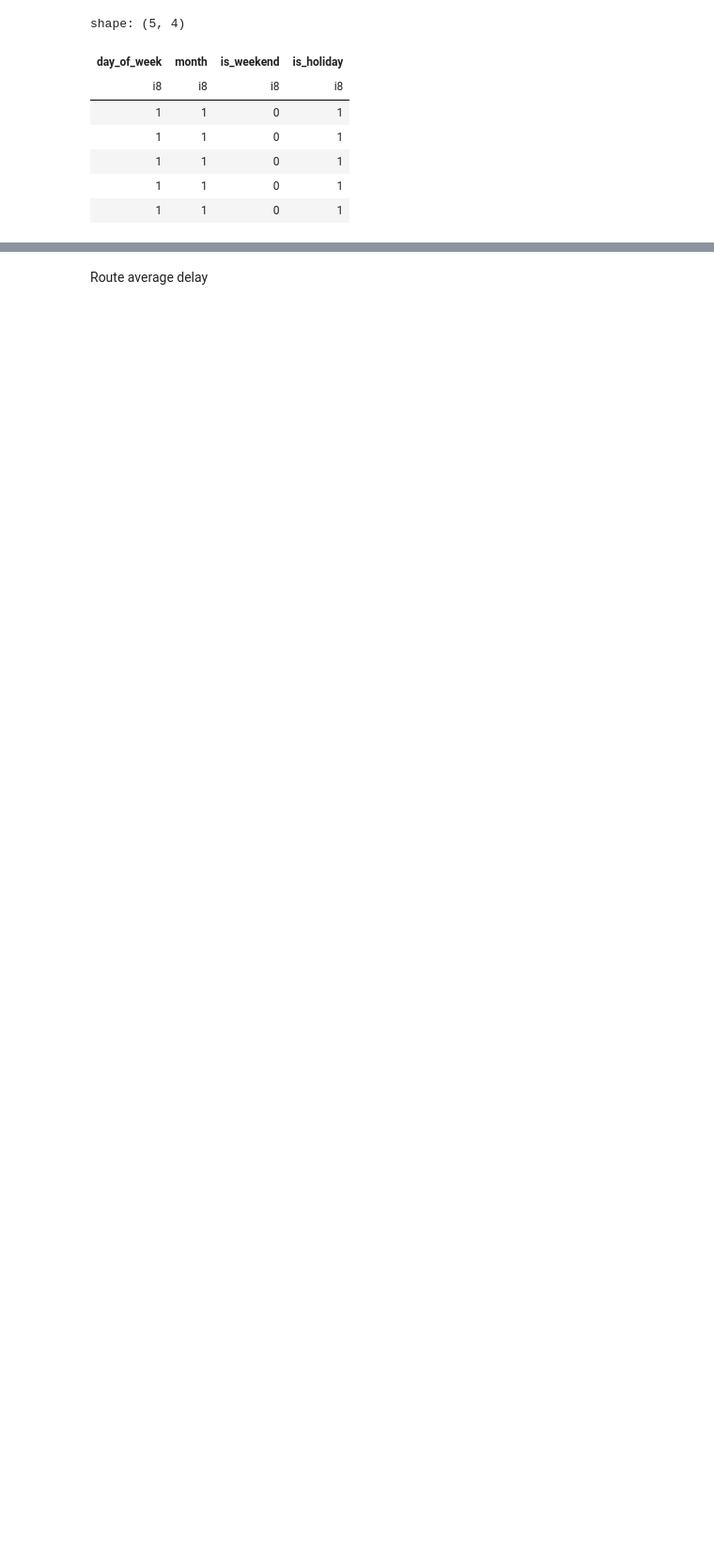
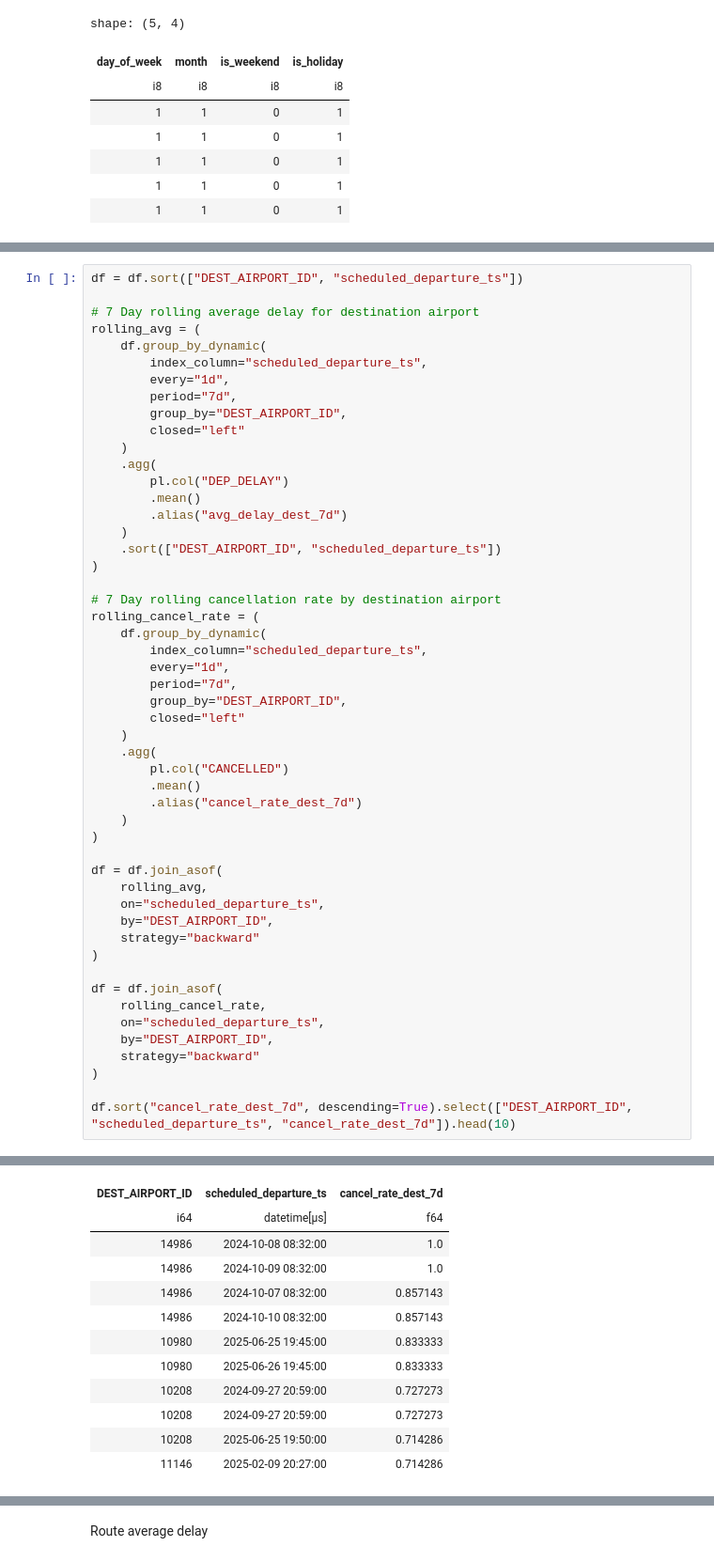
Before and after one commit to GW-ML-Flight/Flight-Delay, a Jupyter notebook: model-classifier.ipynb, the cells around one changed output, grey strips where cells are left out. Shown at 94% size. Cells and saved outputs as stored; diff of their text form; blank space fills up the shorter version.

```diff
--- a/model-classifier.ipynb
+++ b/model-classifier.ipynb
@@ -127,0 +130,52 @@ shape: (5, 78)
+# %%
+df = df.sort(["DEST_AIRPORT_ID", "scheduled_departure_ts"])
+
+# 7 Day rolling average delay for destination airport
+rolling_avg = (
+    df.group_by_dynamic(
+        index_column="scheduled_departure_ts",
+        every="1d",
+        period="7d",
+        group_by="DEST_AIRPORT_ID",
+        closed="left"
+    )
+    .agg(
+        pl.col("DEP_DELAY")
+        .mean()
+        .alias("avg_delay_dest_7d")
+    )
+    .sort(["DEST_AIRPORT_ID", "scheduled_departure_ts"])
+)
+
+# 7 Day rolling cancellation rate by destination airport
+rolling_cancel_rate = (
+    df.group_by_dynamic(
+        index_column="scheduled_departure_ts",
+        every="1d",
+        period="7d",
+        group_by="DEST_AIRPORT_ID",
+        closed="left"
+    )
+    .agg(
+        pl.col("CANCELLED")
+        .mean()
+        .alias("cancel_rate_dest_7d")
+    )
+)
+
+df = df.join_asof(
+    rolling_avg,
+    on="scheduled_departure_ts",
+    by="DEST_AIRPORT_ID",
+    strategy="backward"
+)
+
+df = df.join_asof(
+    rolling_cancel_rate,
+    on="scheduled_departure_ts",
+    by="DEST_AIRPORT_ID",
+    strategy="backward"
+)
+
+df.sort("cancel_rate_dest_7d", descending=True).select(["DEST_AIRPORT_ID", "scheduled_departure_ts", "cancel_rate_dest_7d"]).head(10)
+# %% [output]
@@ -128,3 +183,15 @@ shape: (5, 78)
+| DEST_AIRPORT_ID | scheduled_departure_ts | cancel_rate_dest_7d |
+| i64 | datetime[μs] | f64 |
+| 14986 | 2024-10-08 08:32:00 | 1.0 |
+| 14986 | 2024-10-09 08:32:00 | 1.0 |
+| 14986 | 2024-10-07 08:32:00 | 0.857143 |
+| 14986 | 2024-10-10 08:32:00 | 0.857143 |
+| 10980 | 2025-06-25 19:45:00 | 0.833333 |
+| 10980 | 2025-06-26 19:45:00 | 0.833333 |
+| 10208 | 2024-09-27 20:59:00 | 0.727273 |
+| 10208 | 2024-09-27 20:59:00 | 0.727273 |
+| 10208 | 2025-06-25 19:50:00 | 0.714286 |
+| 11146 | 2025-02-09 20:27:00 | 0.714286 |
 # %%
 df = df.with_columns(
     pl.col(pl.Utf8).cast(pl.Categorical),
```
Also changed, not shown: parts of 9 cells of this notebook.
